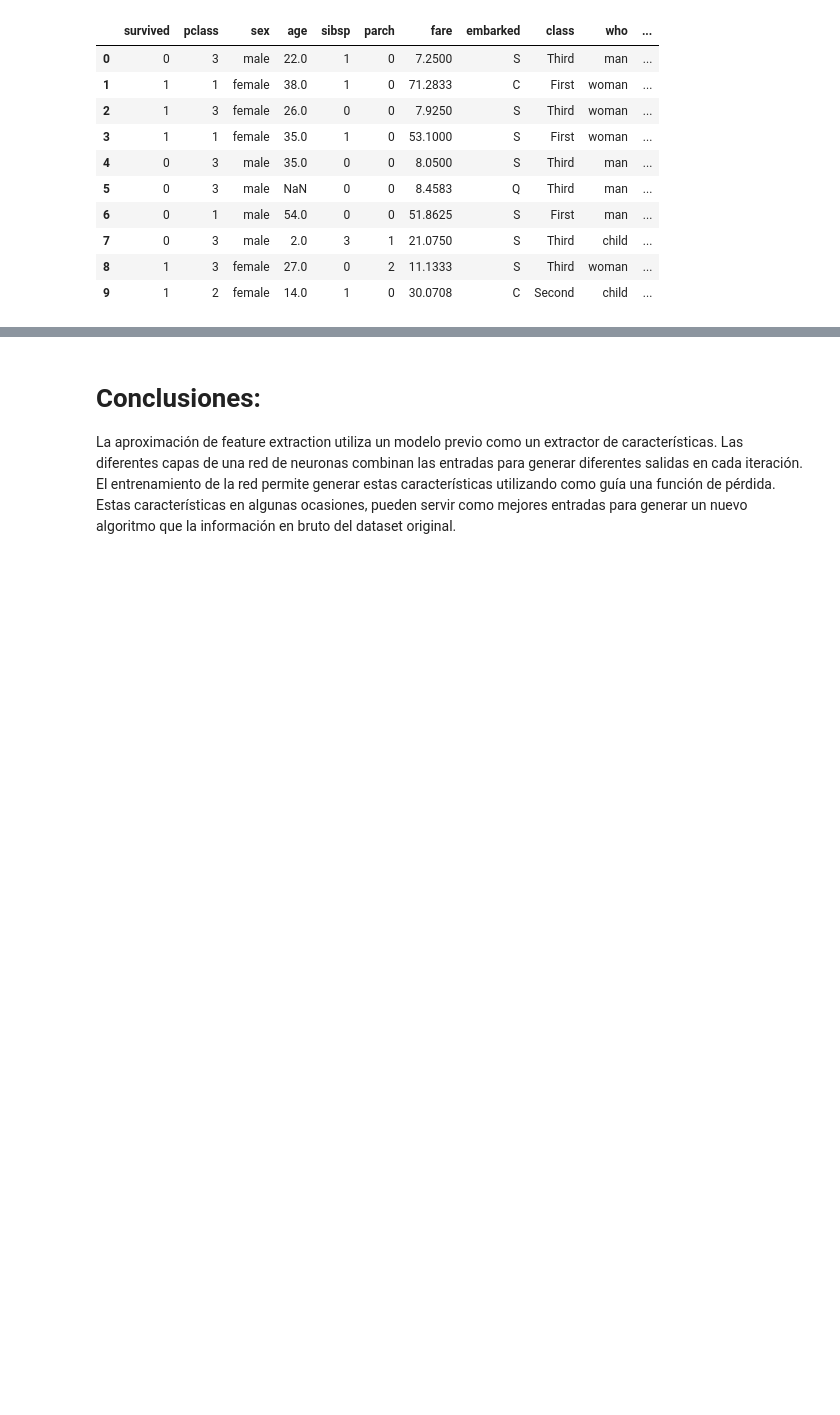
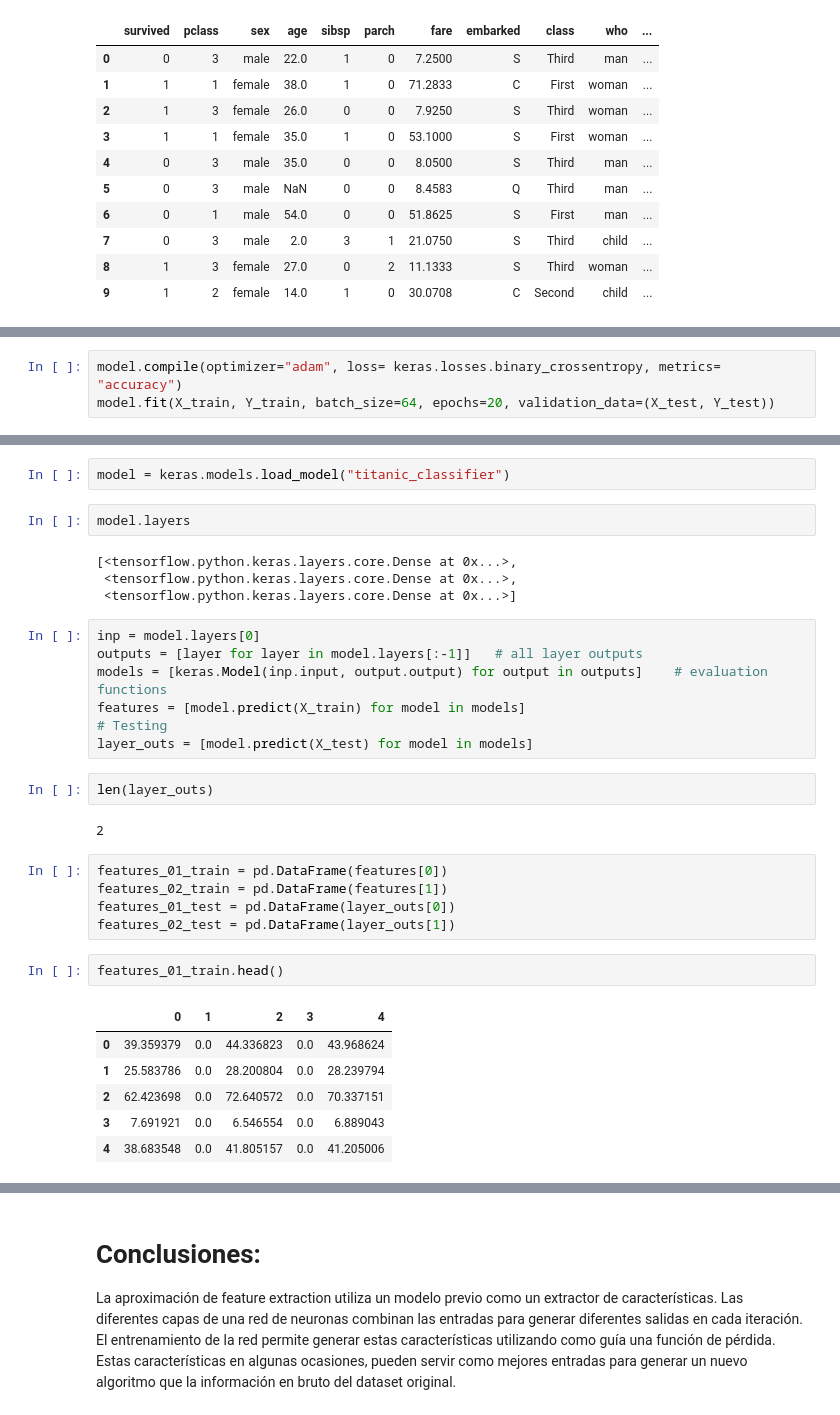
Before and after one commit to Luucaas8/IA3_CuadernoNicolini, a Jupyter notebook: Transfer_Learning.ipynb, the cells around one changed output, grey strips where cells are left out. Saved outputs shown, nothing was run; the diff lists cells and outputs as text; blank space fills up the shorter version.

```diff
--- a/Transfer_Learning.ipynb
+++ b/Transfer_Learning.ipynb
@@ -231,0 +337,3 @@ dataset.head(10)
+# %%
+model.compile(optimizer="adam", loss= keras.losses.binary_crossentropy, metrics= "accuracy")
+model.fit(X_train, Y_train, batch_size=64, epochs=20, validation_data=(X_test, Y_test))
@@ -231,0 +363,33 @@ dataset.head(10)
+# %%
+model = keras.models.load_model("titanic_classifier")
+# %%
+model.layers
+# %% [output]
+[<tensorflow.python.keras.layers.core.Dense at 0x...>,
+ <tensorflow.python.keras.layers.core.Dense at 0x...>,
+ <tensorflow.python.keras.layers.core.Dense at 0x...>]
+# %%
+inp = model.layers[0]
+outputs = [layer for layer in model.layers[:-1]]   # all layer outputs
+models = [keras.Model(inp.input, output.output) for output in outputs]    # evaluation functions
+features = [model.predict(X_train) for model in models]
+# Testing
+layer_outs = [model.predict(X_test) for model in models]
+# %%
+len(layer_outs)
+# %% [output]
+2
+# %%
+features_01_train = pd.DataFrame(features[0])
+features_02_train = pd.DataFrame(features[1])
+features_01_test = pd.DataFrame(layer_outs[0])
+features_02_test = pd.DataFrame(layer_outs[1])
+# %%
+features_01_train.head()
+# %% [output]
+|  | 0 | 1 | 2 | 3 | 4 |
+| 0 | 39.359379 | 0.0 | 44.336823 | 0.0 | 43.968624 |
+| 1 | 25.583786 | 0.0 | 28.200804 | 0.0 | 28.239794 |
+| 2 | 62.423698 | 0.0 | 72.640572 | 0.0 | 70.337151 |
+| 3 | 7.691921 | 0.0 | 6.546554 | 0.0 | 6.889043 |
+| 4 | 38.683548 | 0.0 | 41.805157 | 0.0 | 41.205006 |
```
Also changed, not shown: parts of 43 cells of this notebook.
